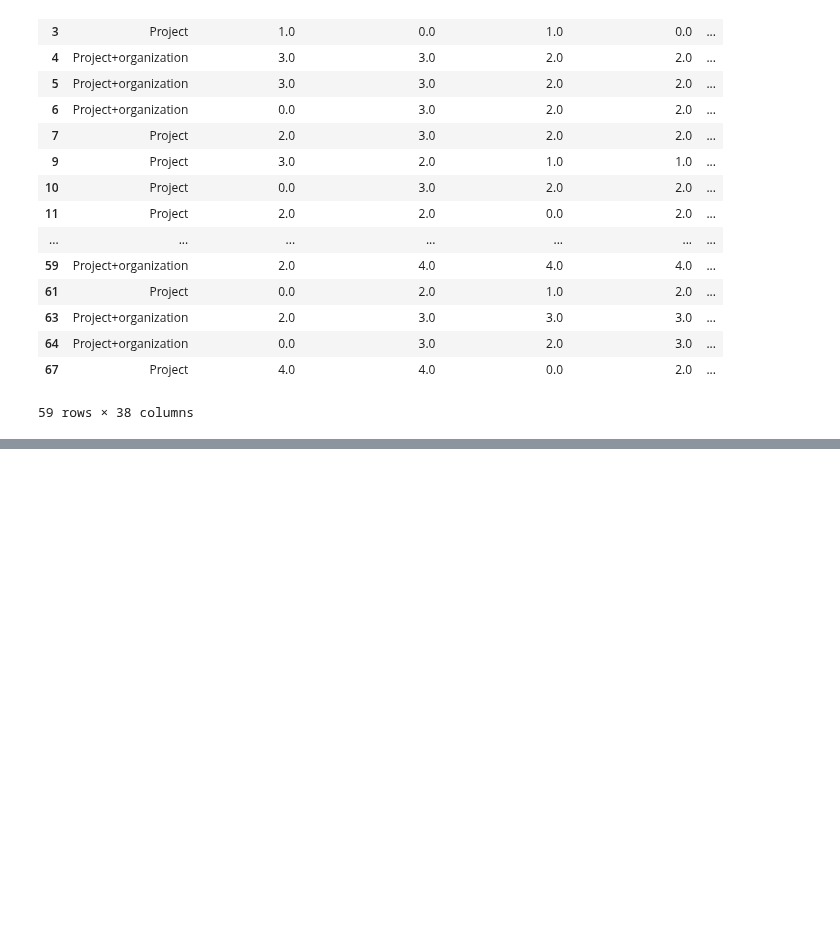
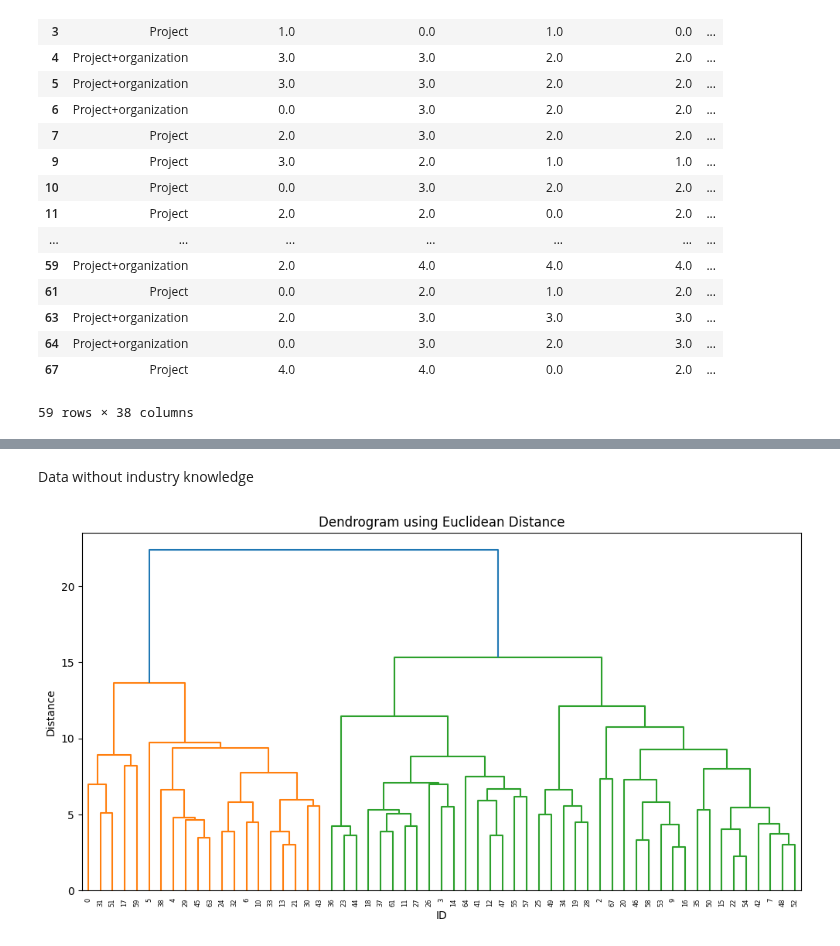
Before and after one commit to MalwinaKoz/Project-People-Analytics, a Jupyter notebook: notebooks/04_AdditionalAnalysis.ipynb, the cells around one changed output, grey strips where cells are left out. Saved outputs shown, nothing was run; the diff lists cells and outputs as text; code cells hidden in the pictures; blank space fills up the shorter version.

Commit message:
Data without Industry Knowledge

```diff
--- a/notebooks/04_AdditionalAnalysis.ipynb
+++ b/notebooks/04_AdditionalAnalysis.ipynb
@@ -8,5 +8,10 @@ from scipy.cluster.hierarchy import fcluster
 import seaborn as sns
 # %%
 data = pd.read_csv('../data/03_Processed/02_ProcessedData.csv')
+# %%
+datawithoutknowledge = pd.read_csv('../data/03_Processed/02_ProcessedDataWithoutIndustryKnowledge.csv')
+# %%
+datawithoutknowledge.set_index('ID', inplace=True)
+selected_columns_knowledge = datawithoutknowledge.iloc[:,1:]
 # %%
 data.set_index('ID', inplace=True)
@@ -72,0 +121,19 @@ data
+# %% [markdown]
+Data without industry knowledge
+# %%
+euclidean_dist_ik = pdist(selected_columns_knowledge, metric='euclidean')
+manhattan_dist_ik = pdist(selected_columns_knowledge, metric='cityblock')
+
+
+euclidean_clustering_ik = sch.linkage(euclidean_dist_ik, method='ward')
+manhattan_clustering_ik = sch.linkage(manhattan_dist_ik, method='ward')
+# %%
+plt.figure(figsize=(12, 6))
+plt.title('Dendrogram using Euclidean Distance')
+sch.dendrogram(euclidean_clustering_ik, labels=selected_columns_knowledge.index)
+plt.xticks(rotation=90)
+plt.xlabel('ID')
+plt.ylabel('Distance')
+plt.show()
+# %% [output]
+[figure, added]
```
Also changed, not shown: parts of 10 cells of this notebook, 2 other files.
